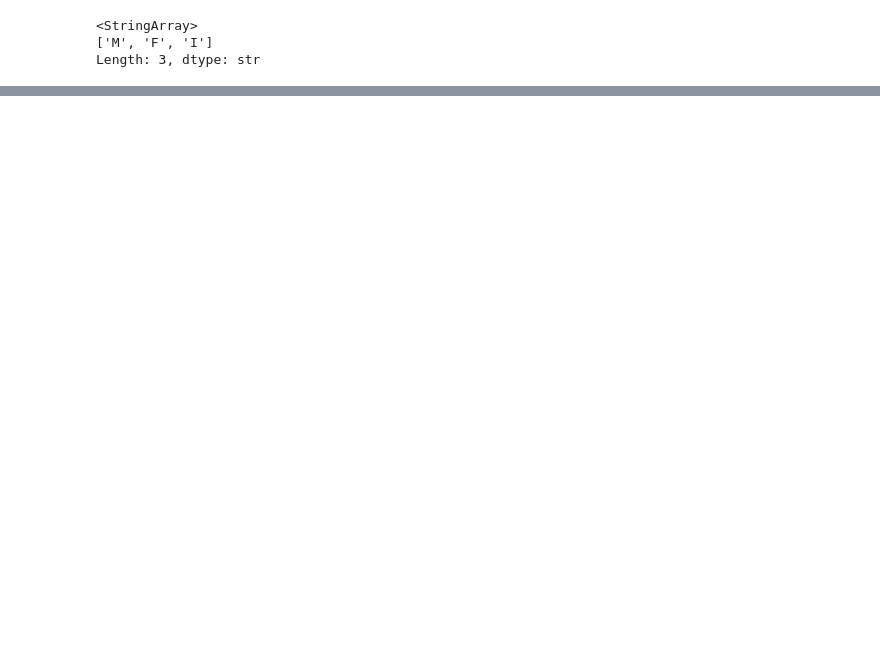
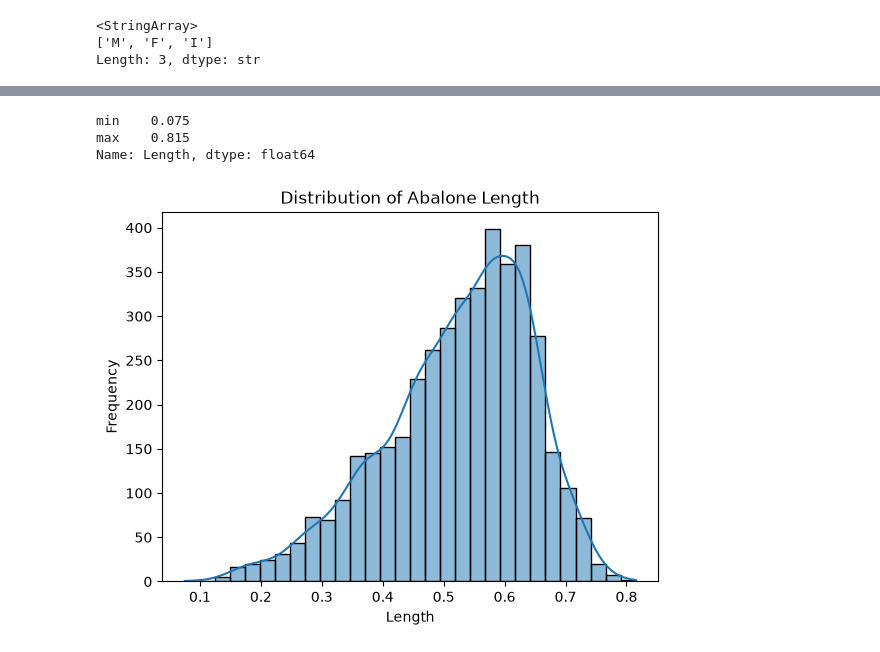
Before and after one commit to 2026623-Student/Statistical-Project, a Jupyter notebook: CA2_Statistical.ipynb, the cells around one changed output, grey strips where cells are left out. Saved outputs shown, nothing was run; the diff lists cells and outputs as text; code cells hidden in the pictures; blank space fills up the shorter version.

```diff
--- a/CA2_Statistical.ipynb
+++ b/CA2_Statistical.ipynb
@@ -78,0 +116,15 @@ array([0.455, 0.35 , 0.53 , 0.44 , 0.33 , 0.425, 0.545, 0.475, 0.55 ,
+# %%
+df['Length'].agg(['min', 'max'])
+# %% [output]
+min    0.075
+max    0.815
+Name: Length, dtype: float64
+# %%
+sns.histplot(data=df, x='Length', bins=30, kde=True)
+
+plt.title('Distribution of Abalone Length')
+plt.xlabel('Length')
+plt.ylabel('Frequency')
+plt.show()
+# %% [output]
+[figure, added]
```
Also changed, not shown: parts of 30 cells of this notebook.
